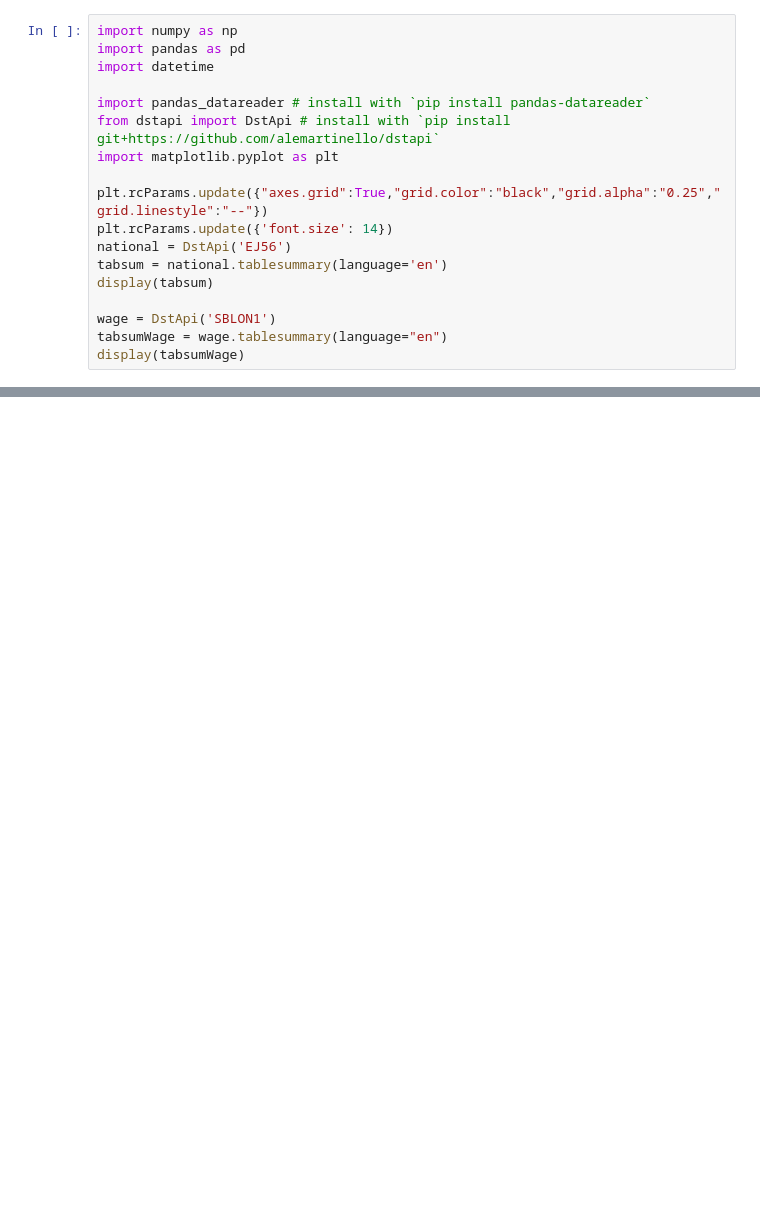
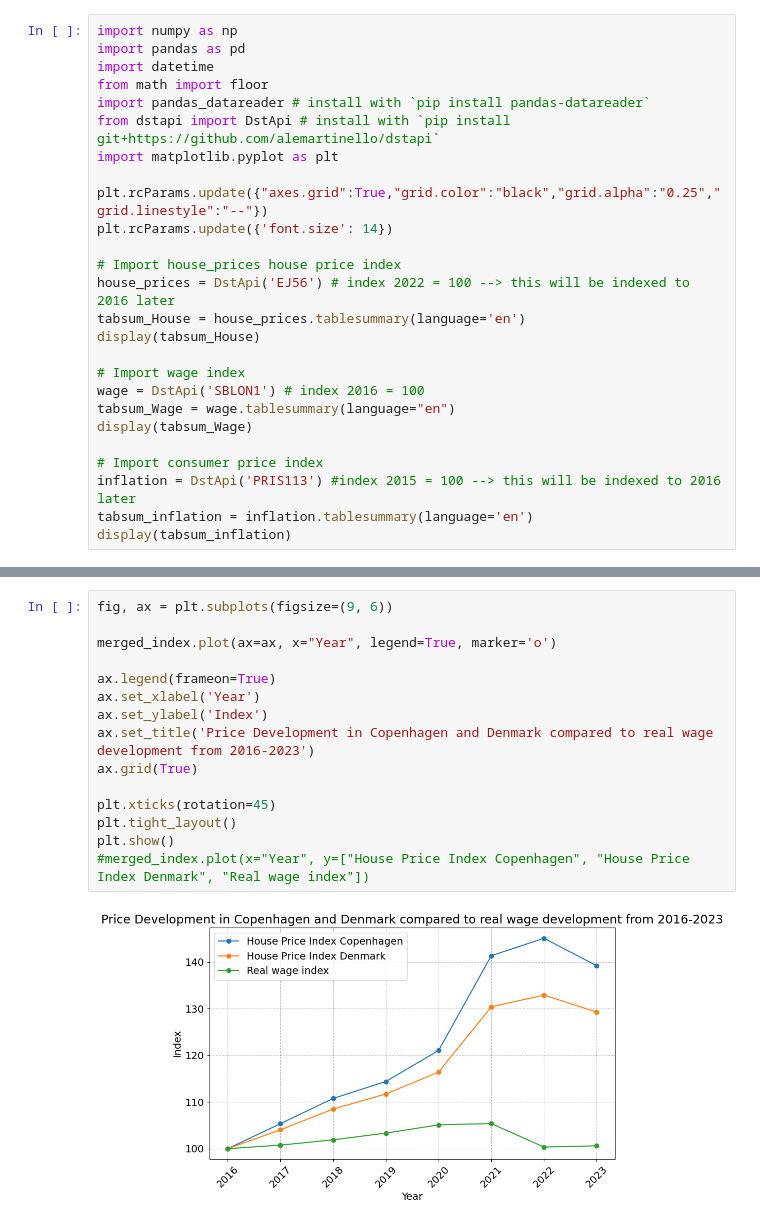
Before and after one commit to NumEconCopenhagen/projects-2024-munkeholdet, a Jupyter notebook: dataproject/dataprojekt.ipynb, the cells around one changed output, grey strips where cells are left out. Cells and saved outputs as stored; diff of their text form; blank space fills up the shorter version.

Commit message:
Rebasing code, cleaning new data, plotting and descriptions

```diff
--- a/dataproject/dataprojekt.ipynb
+++ b/dataproject/dataprojekt.ipynb
@@ -11,18 +11,26 @@ We import EJ56 as API-files.
 import numpy as np
 import pandas as pd
 import datetime
-
+from math import floor
 import pandas_datareader # install with `pip install pandas-datareader`
 from dstapi import DstApi # install with `pip install git+https://github.com/alemartinello/dstapi`
 import matplotlib.pyplot as plt
 
 plt.rcParams.update({"axes.grid":True,"grid.color":"black","grid.alpha":"0.25","grid.linestyle":"--"})
 plt.rcParams.update({'font.size': 14})
-national = DstApi('EJ56')
-tabsum = national.tablesummary(language='en')
-display(tabsum)
 
-wage = DstApi('SBLON1')
-tabsumWage = wage.tablesummary(language="en")
-display(tabsumWage)
+# Import house_prices house price index
+house_prices = DstApi('EJ56') # index 2022 = 100 --> this will be indexed to 2016 later
+tabsum_House = house_prices.tablesummary(language='en')
+display(tabsum_House)
+
+# Import wage index
+wage = DstApi('SBLON1') # index 2016 = 100
+tabsum_Wage = wage.tablesummary(language="en")
+display(tabsum_Wage)
+
+# Import consumer price index
+inflation = DstApi('PRIS113') #index 2015 = 100 --> this will be indexed to 2016 later
+tabsum_inflation = inflation.tablesummary(language='en')
+display(tabsum_inflation)
 # %% [output]
@@ -205,0 +288,17 @@ plt.show()
+# %%
+fig, ax = plt.subplots(figsize=(9, 6))
+
+merged_index.plot(ax=ax, x="Year", legend=True, marker='o')
+
+ax.legend(frameon=True)
+ax.set_xlabel('Year')
+ax.set_ylabel('Index')
+ax.set_title('Price Development in Copenhagen and Denmark compared to real wage development from 2016-2023')
+ax.grid(True)
+
+plt.xticks(rotation=45)
+plt.tight_layout()
+plt.show()
+#merged_index.plot(x="Year", y=["House Price Index Copenhagen", "House Price Index Denmark", "Real wage index"])
+# %% [output]
+[figure, added]
```
Also changed, not shown: parts of 14 cells of this notebook, 1 other file.
